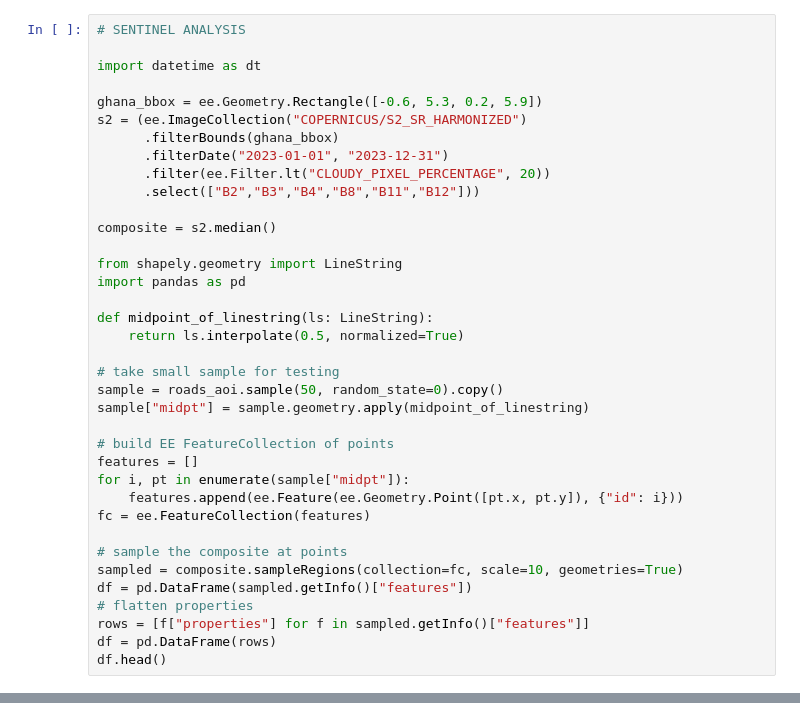
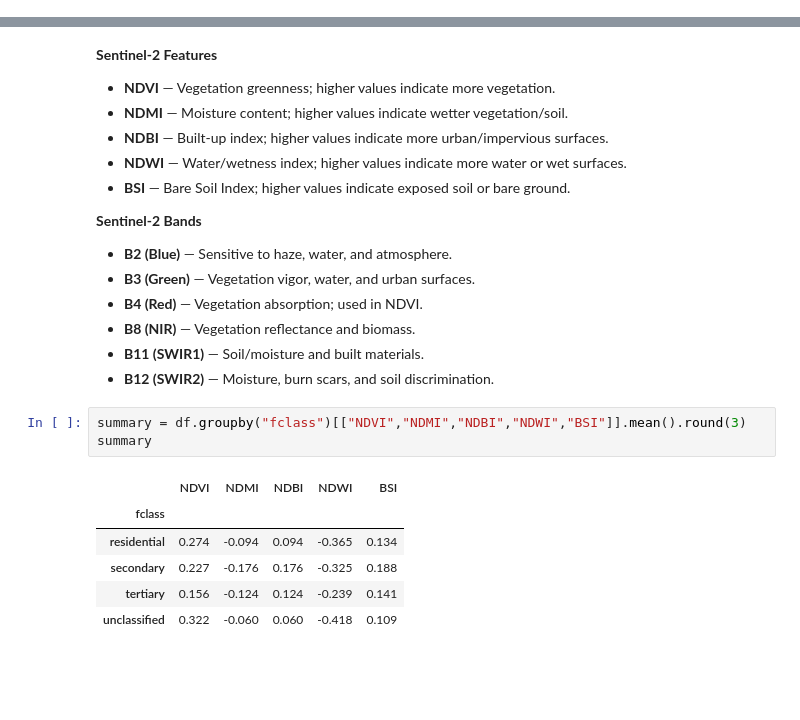
Before and after one commit to tsl-imperial/Sentinel-FYP, a Jupyter notebook: notebooks/analysis.ipynb, the cells around one changed output, grey strips where cells are left out. Saved outputs shown, nothing was run; the diff lists cells and outputs as text; blank space fills up the shorter version.

Commit message:
data

```diff
--- a/notebooks/analysis.ipynb
+++ b/notebooks/analysis.ipynb
@@ -16,37 +235,0 @@ roads_m = roads.to_crs("EPSG:32630")  # UTM zone 30N
-# %%
-# SENTINEL ANALYSIS
-
-import datetime as dt
-
-ghana_bbox = ee.Geometry.Rectangle([-0.6, 5.3, 0.2, 5.9])
-s2 = (ee.ImageCollection("COPERNICUS/S2_SR_HARMONIZED")
-      .filterBounds(ghana_bbox)
-      .filterDate("2023-01-01", "2023-12-31")
-      .filter(ee.Filter.lt("CLOUDY_PIXEL_PERCENTAGE", 20))
-      .select(["B2","B3","B4","B8","B11","B12"]))
-
-composite = s2.median()
-
-from shapely.geometry import LineString
-import pandas as pd
-
-def midpoint_of_linestring(ls: LineString):
-    return ls.interpolate(0.5, normalized=True)
-
-# take small sample for testing
-sample = roads_aoi.sample(50, random_state=0).copy()
-sample["midpt"] = sample.geometry.apply(midpoint_of_linestring)
-
-# build EE FeatureCollection of points
-features = []
-for i, pt in enumerate(sample["midpt"]):
-    features.append(ee.Feature(ee.Geometry.Point([pt.x, pt.y]), {"id": i}))
-fc = ee.FeatureCollection(features)
-
-# sample the composite at points
-sampled = composite.sampleRegions(collection=fc, scale=10, geometries=True)
-df = pd.DataFrame(sampled.getInfo()["features"])
-# flatten properties
-rows = [f["properties"] for f in sampled.getInfo()["features"]]
-df = pd.DataFrame(rows)
-df.head()
@@ -69,0 +369,27 @@ m
+# %% [markdown]
+**Sentinel‑2 Features**
+
+- **NDVI** — Vegetation greenness; higher values indicate more vegetation.
+- **NDMI** — Moisture content; higher values indicate wetter vegetation/soil.
+- **NDBI** — Built‑up index; higher values indicate more urban/impervious surfaces.
+- **NDWI** — Water/wetness index; higher values indicate more water or wet surfaces.
+- **BSI** — Bare Soil Index; higher values indicate exposed soil or bare ground.
+
+**Sentinel‑2 Bands**
+
+- **B2 (Blue)** — Sensitive to haze, water, and atmosphere.
+- **B3 (Green)** — Vegetation vigor, water, and urban surfaces.
+- **B4 (Red)** — Vegetation absorption; used in NDVI.
+- **B8 (NIR)** — Vegetation reflectance and biomass.
+- **B11 (SWIR1)** — Soil/moisture and built materials.
+- **B12 (SWIR2)** — Moisture, burn scars, and soil discrimination.
+# %%
+summary = df.groupby("fclass")[["NDVI","NDMI","NDBI","NDWI","BSI"]].mean().round(3)
+summary
+# %% [output]
+|  | NDVI | NDMI | NDBI | NDWI | BSI |
+| fclass |  |  |  |  |  |
+| residential | 0.274 | -0.094 | 0.094 | -0.365 | 0.134 |
+| secondary | 0.227 | -0.176 | 0.176 | -0.325 | 0.188 |
+| tertiary | 0.156 | -0.124 | 0.124 | -0.239 | 0.141 |
+| unclassified | 0.322 | -0.060 | 0.060 | -0.418 | 0.109 |
```
Also changed, not shown: parts of 12 cells of this notebook, 2 other files.
